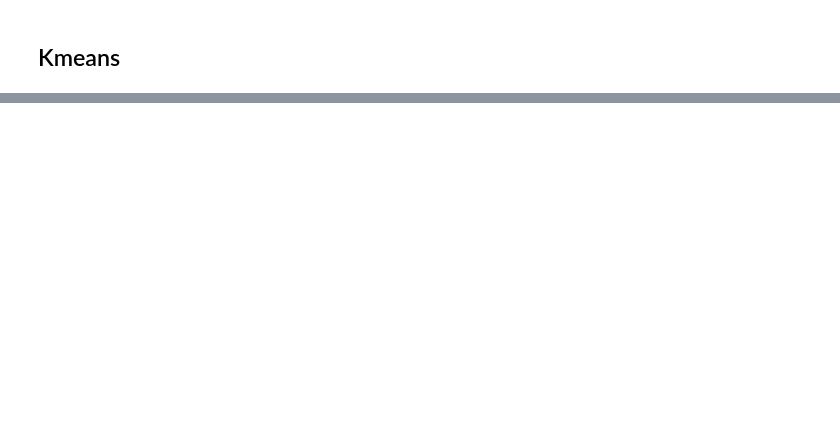
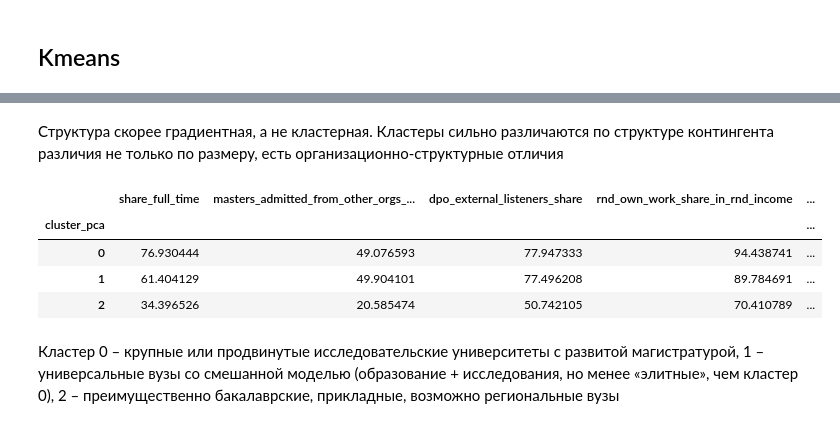
Before and after one commit to LunisLinus/machine_learning, a Jupyter notebook: cluster/university/university2022.ipynb, the cells around one changed output, grey strips where cells are left out. Saved outputs shown, nothing was run; the diff lists cells and outputs as text; code cells hidden in the pictures; blank space fills up the shorter version.

```diff
--- a/cluster/university/university2022.ipynb
+++ b/cluster/university/university2022.ipynb
@@ -836,0 +891,8 @@ print("Объясненная дисперсия:", pca.explained_variance_ratio
+# %%
+pipe = Pipeline([
+        ("prep", preprocessor),
+        ("pca", PCA(n_components=3)),
+        ("kmeans", KMeans(n_clusters=3, random_state=42, n_init=10))
+    ])
+# %%
+pipe.fit(df)
@@ -836,0 +916,4 @@ print("Объясненная дисперсия:", pca.explained_variance_ratio
+# %%
+df_with_clusters = df.copy()
+# %%
+df_with_clusters["cluster_pca"] = pipe.named_steps["kmeans"].labels_
@@ -836,0 +1126,20 @@ print("Объясненная дисперсия:", pca.explained_variance_ratio
+# %% [markdown]
+Структура скорее градиентная, а не кластерная. Кластеры сильно различаются по структуре контингента различия не только по размеру, есть организационно-структурные отличия
+# %%
+top_features = [
+    "share_full_time",
+    "masters_admitted_from_other_orgs_share_full_time",
+    "dpo_external_listeners_share",
+    "rnd_own_work_share_in_rnd_income",
+    "share_bachelor_in_total"
+]
+
+df_with_clusters.groupby("cluster_pca")[top_features].mean()
+# %% [output]
+|  | share_full_time | masters_admitted_from_other_orgs_... | dpo_external_listeners_share | rnd_own_work_share_in_rnd_income | ... |
+| cluster_pca |  |  |  |  | ... |
+| 0 | 76.930444 | 49.076593 | 77.947333 | 94.438741 | ... |
+| 1 | 61.404129 | 49.904101 | 77.496208 | 89.784691 | ... |
+| 2 | 34.396526 | 20.585474 | 50.742105 | 70.410789 | ... |
+# %% [markdown]
+Кластер 0 – крупные или продвинутые исследовательские университеты с развитой магистратурой, 1 – универсальные вузы со смешанной моделью (образование + исследования, но менее «элитные», чем кластер 0), 2 – преимущественно бакалаврские, прикладные, возможно региональные вузы
```
Also changed, not shown: parts of 62 cells of this notebook.
